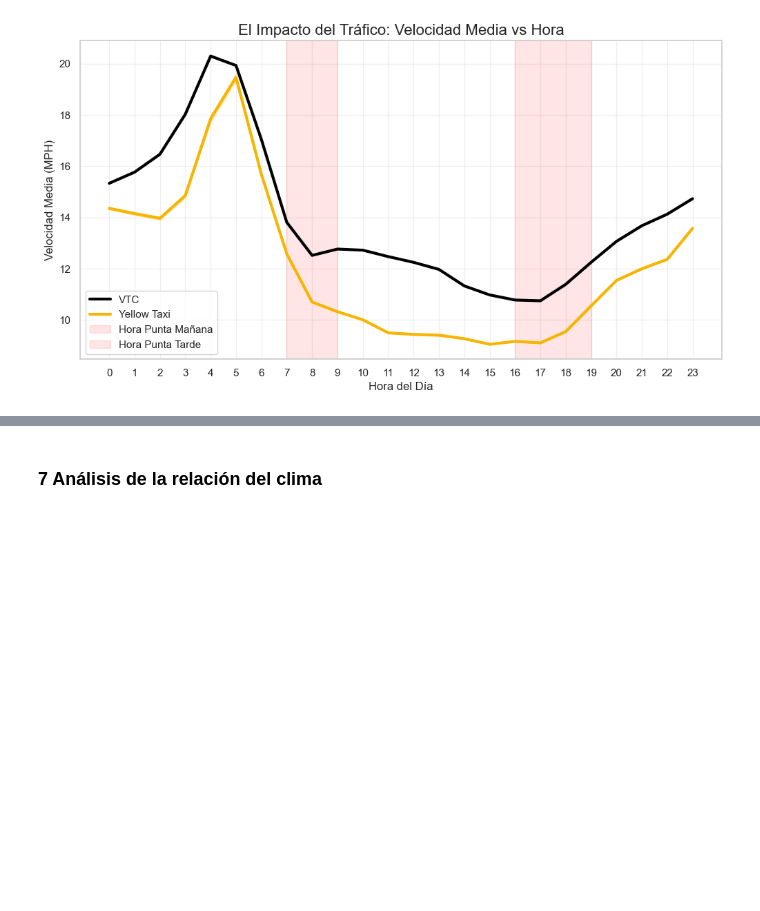
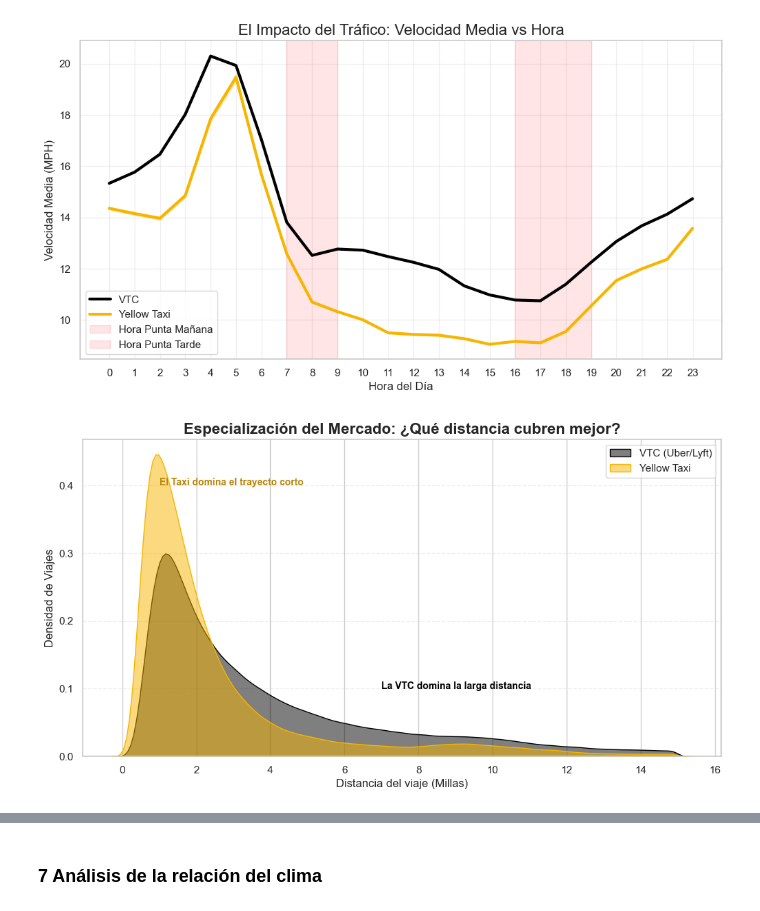
Before and after one commit to carmengranadosv/PD2-conducIA, a Jupyter notebook: src/analysis/2_year_analysis.ipynb, the cells around one changed output, grey strips where cells are left out. Saved outputs shown, nothing was run; the diff lists cells and outputs as text; code cells hidden in the pictures; blank space fills up the shorter version.

```diff
--- a/src/analysis/2_year_analysis.ipynb
+++ b/src/analysis/2_year_analysis.ipynb
@@ -427,3 +427,29 @@ plt.legend()
 plt.show()
 # %% [output]
 [figure]
+# %%
+#--- ESPECIALIZACIÓN DE SERVICIOS POR DISTANCIA ---
+# 1. Filtramos distancias razonables (0 a 15 millas) para ver el detalle
+df_dist = df_anual[(df_anual['distancia'] > 0) & (df_anual['distancia'] < 15)].copy()
+
+# 2. Visualización: Histograma de densidad (KDE)
+plt.figure(figsize=(12, 6))
+
+sns.kdeplot(data=df_dist[df_dist['tipo_vehiculo']=='VTC'], x='distancia',
+            fill=True, color='black', label='VTC (Uber/Lyft)', alpha=0.5)
+sns.kdeplot(data=df_dist[df_dist['tipo_vehiculo']=='Yellow Taxi'], x='distancia',
+            fill=True, color='#F7B500', label='Yellow Taxi', alpha=0.5)
+
+plt.title("Especialización del Mercado: ¿Qué distancia cubren mejor?", fontsize=16, fontweight='bold')
+plt.xlabel("Distancia del viaje (Millas)", fontsize=12)
+plt.ylabel("Densidad de Viajes", fontsize=12)
+plt.grid(axis='y', linestyle='--', alpha=0.3)
+plt.legend()
+
+# Añadimos una nota explicativa
+plt.text(1, 0.4, "El Taxi domina el trayecto corto", fontsize=10, color='darkgoldenrod', fontweight='bold')
+plt.text(7, 0.1, "La VTC domina la larga distancia", fontsize=10, color='black', fontweight='bold')
+
+plt.show()
+# %% [output]
+[figure, added]
```
Also changed, not shown: parts of 19 cells of this notebook.
